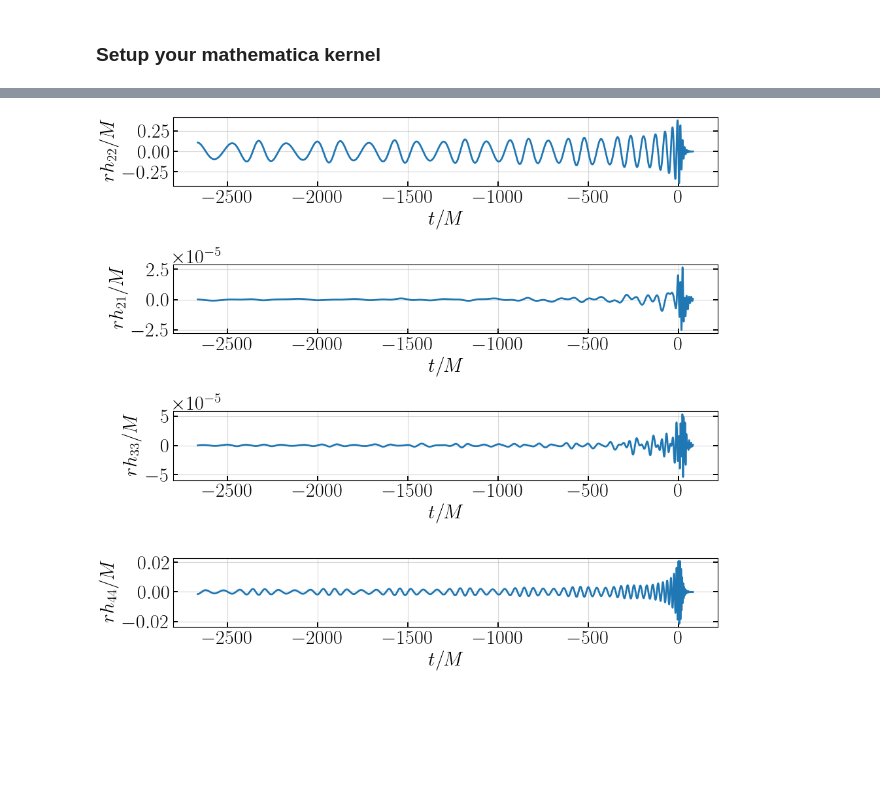
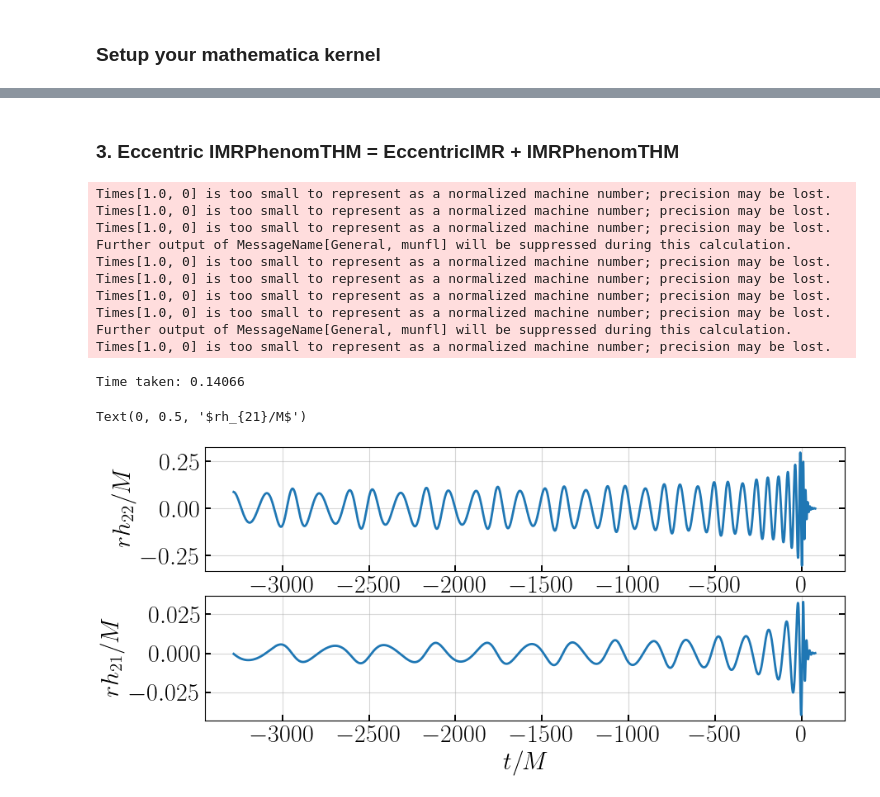
Before and after one commit to tousifislam/gwModels, a Jupyter notebook: tutorials/EccentricIMR_HMs_example.ipynb, the cells around one changed output, grey strips where cells are left out. Saved outputs shown, nothing was run; the diff lists cells and outputs as text; code cells hidden in the pictures; blank space fills up the shorter version.

Commit message:
adding combined models with NRSur and EccentricIMR

```diff
--- a/tutorials/EccentricIMR_HMs_example.ipynb
+++ b/tutorials/EccentricIMR_HMs_example.ipynb
@@ -26,0 +53,8 @@ package_directory = '/home/tousifislam/.Mathematica/Applications/EccentricIMR/'
+# %%
+# Set the binary parameters
+params = {"q": 2.6, # mass ratio
+          "x0": 0.07, # reference initial dimensionless orbital frequency
+          "e0": 0.1, # initial eccentricity
+          "l0": 0, # initial mean anomaly
+          "phi0": 0, # initial reference phase
+          "t0": 0} # some initial reference time - not much relevant for us
@@ -63,23 +146,34 @@ Exp[-3517282.] is too small to represent as a normalized machine number; precisi
+# %% [markdown]
+### 3. Eccentric IMRPhenomTHM = EccentricIMR + IMRPhenomTHM
 # %%
+# instantiate the EccentricIMR HM class - it may take some time
+# it generate waveforms by combining EccentricIMR and IMRPhenomTHM
+wf = gwModels.EccentricIMRHM(wolfram_kernel_path, package_directory, circular_model='IMRPhenomTHM')
+
+# waveform
+tNRE, hNRE = wf.generate_waveform(params)
+
 # plot waveform
 plt.figure(figsize=(10,9))
 plt.subplot(411)
 plt.plot(tNRE, hNRE['h_l2m2'], '-', lw=2, label='EccentricIMR')
 plt.xlabel('$t/M$')
 plt.ylabel('$rh_{22}/M$')
 plt.subplot(412)
 plt.plot(tNRE, hNRE['h_l2m1'], '-', lw=2, label='EccentricIMR')
 plt.xlabel('$t/M$')
 plt.ylabel('$rh_{21}/M$')
-plt.subplot(413)
-plt.plot(tNRE, hNRE['h_l3m3'], '-', lw=2, label='EccentricIMR')
-plt.xlabel('$t/M$')
-plt.ylabel('$rh_{33}/M$')
-plt.subplot(414)
-plt.plot(tNRE, hNRE['h_l4m4'], '-', lw=2, label='EccentricIMR')
-plt.xlabel('$t/M$')
-plt.ylabel('$rh_{44}/M$')
-plt.tight_layout()
-plt.show()
 # %% [output]
+Times[1.0, 0] is too small to represent as a normalized machine number; precision may be lost.
+Times[1.0, 0] is too small to represent as a normalized machine number; precision may be lost.
+Times[1.0, 0] is too small to represent as a normalized machine number; precision may be lost.
+Further output of MessageName[General, munfl] will be suppressed during this calculation.
+Times[1.0, 0] is too small to represent as a normalized machine number; precision may be lost.
+Times[1.0, 0] is too small to represent as a normalized machine number; precision may be lost.
+Times[1.0, 0] is too small to represent as a normalized machine number; precision may be lost.
+Times[1.0, 0] is too small to represent as a normalized machine number; precision may be lost.
+Further output of MessageName[General, munfl] will be suppressed during this calculation.
+Times[1.0, 0] is too small to represent as a normalized machine number; precision may be lost.
+Time taken: 0.14066
+Text(0, 0.5, '$rh_{21}/M$')
-[figure, old version]
+[figure, new version]
```
Also changed, not shown: parts of 7 cells of this notebook, 5 other files.
